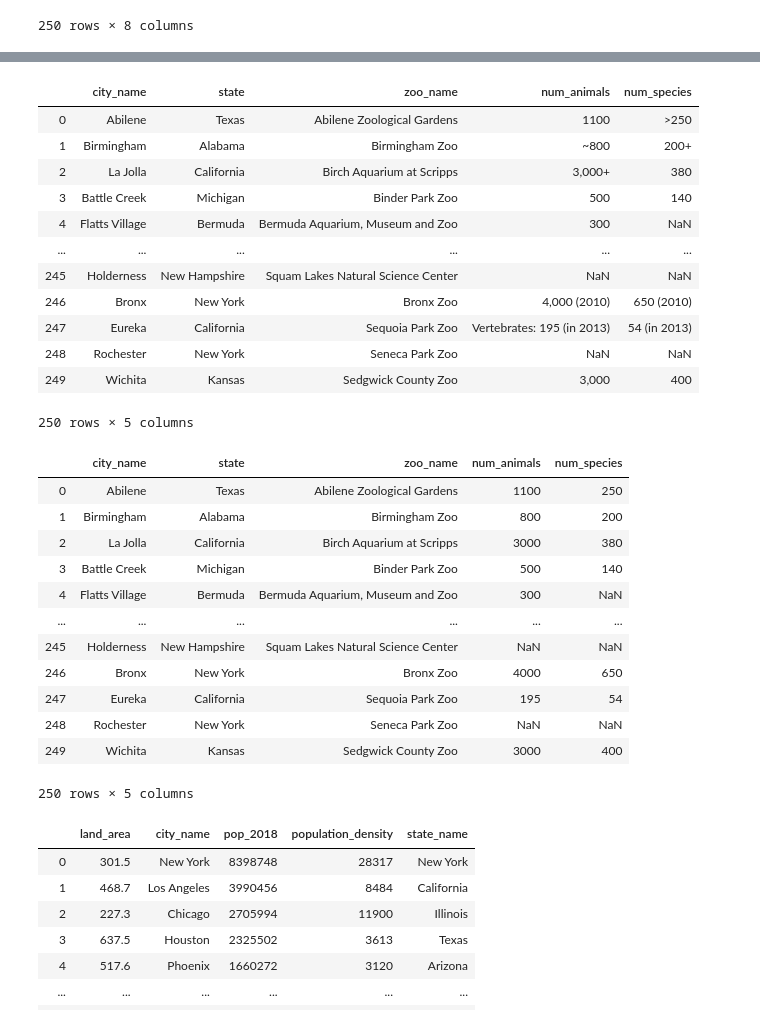
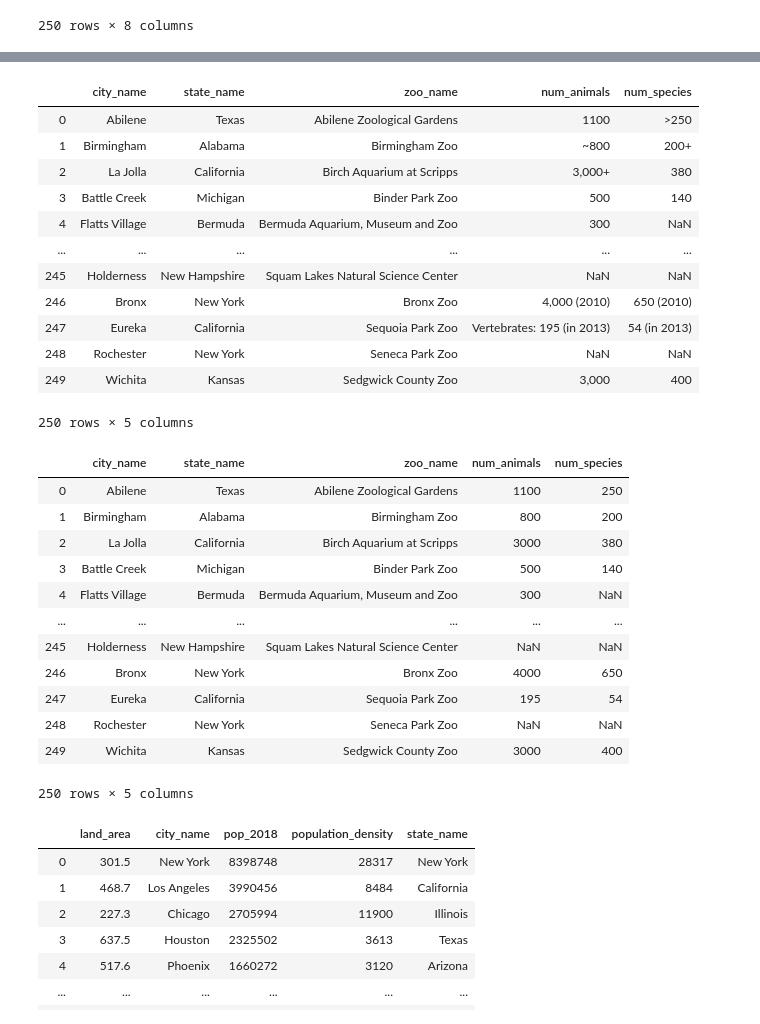
Before and after one commit to ConnorHaas03/WebScrapyProject, a Jupyter notebook: ScrapyProject.ipynb, the cells around one changed output, grey strips where cells are left out. Drawn from its saved outputs; the diff is of its cells as text; code cells hidden in the pictures.

```diff
--- a/ScrapyProject.ipynb
+++ b/ScrapyProject.ipynb
@@ -41,12 +59,12 @@ zooDF2 = pd.DataFrame([])
 # %%
 zooDF2['city_name'] = zooDF['city']
-zooDF2['state'] = zooDF['state']
+zooDF2['state_name'] = zooDF['state']
 zooDF2['zoo_name'] = zooDF['name']
 zooDF2['num_animals'] = zooDF['num_animals']
 zooDF2['num_species'] = zooDF['num_species']
 zooDF2
 # %% [output]
-|  | city_name | state | zoo_name | num_animals | num_species |
+|  | city_name | state_name | zoo_name | num_animals | num_species |
 | 0 | Abilene | Texas | Abilene Zoological Gardens | 1100 | >250 |
 | 1 | Birmingham | Alabama | Birmingham Zoo | ~800 | 200+ |
 | 2 | La Jolla | California | Birch Aquarium at Scripps | 3,000+ | 380 |
@@ -73,7 +91,7 @@ numAni = numAni.replace('[^0-9.]',"",regex=True)
 zooDF2['num_animals'] = numAni
 zooDF2
 # %% [output]
-|  | city_name | state | zoo_name | num_animals | num_species |
+|  | city_name | state_name | zoo_name | num_animals | num_species |
 | 0 | Abilene | Texas | Abilene Zoological Gardens | 1100 | 250 |
 | 1 | Birmingham | Alabama | Birmingham Zoo | 800 | 200 |
 | 2 | La Jolla | California | Birch Aquarium at Scripps | 3000 | 380 |
```
Also changed, not shown: parts of 13 cells of this notebook, 2 other files.
